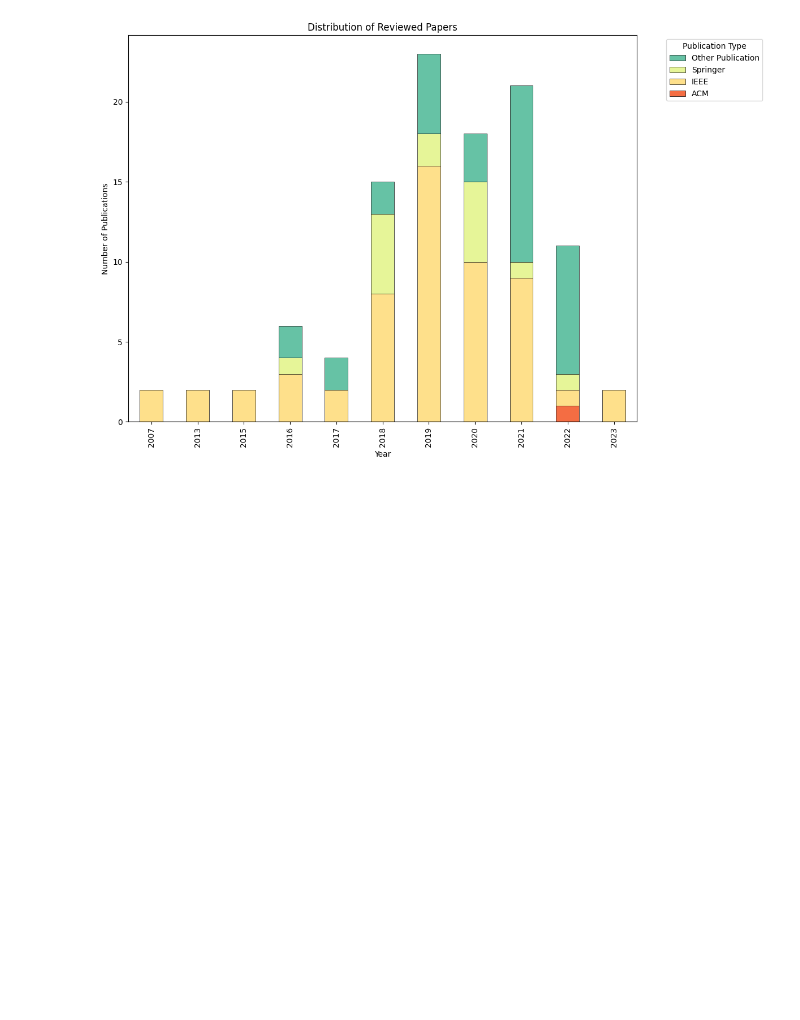
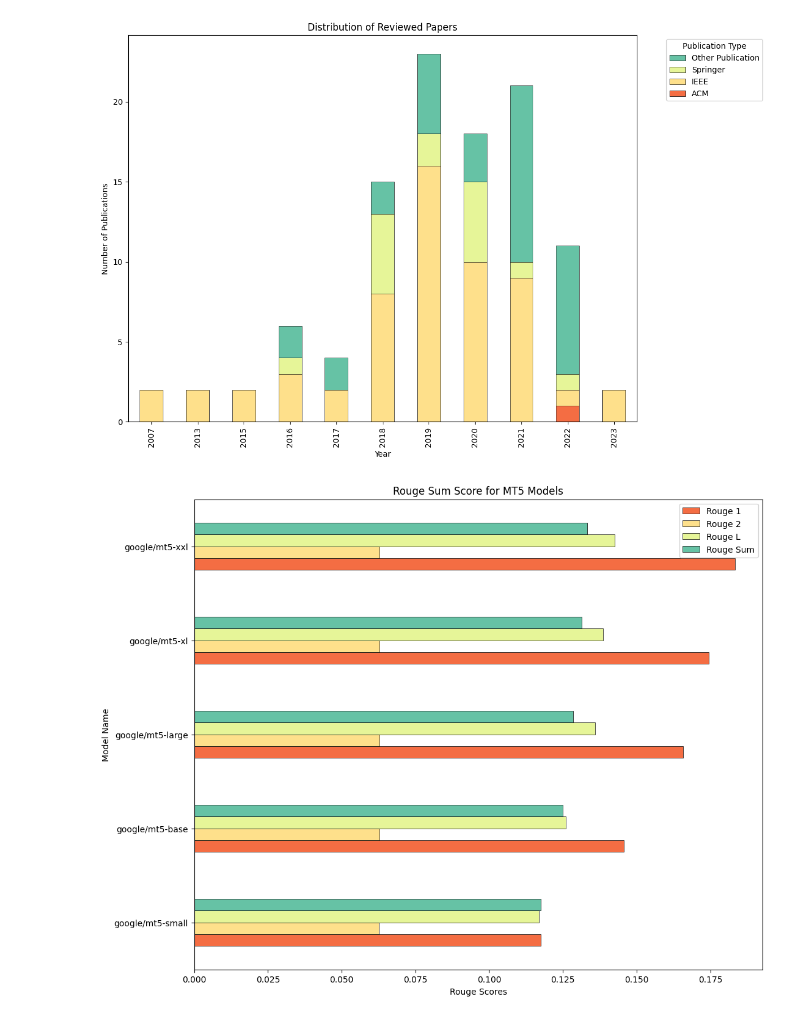
Before and after one commit to Iftekhar-mobin/depression_suicide_project, a Jupyter notebook: visualizer/Just accuracy plotting.ipynb, the cells around one changed output. Drawn from its saved outputs; the diff is of its cells as text; code cells hidden in the pictures; blank space fills up the shorter version.

```diff
--- a/visualizer/Just accuracy plotting.ipynb
+++ b/visualizer/Just accuracy plotting.ipynb
@@ -142,3 +142,30 @@ plt.tight_layout()
 plt.show()
 # %% [output]
 [figure]
+# %%
+import seaborn as sns
+import matplotlib.pyplot as plt
+import pandas as pd
+
+# Data
+data = {
+    "Model Name": ["google/mt5-small", "google/mt5-base", "google/mt5-large", "google/mt5-xl", "google/mt5-xxl"],
+    "Rouge 1": [0.117612737, 0.145649955, 0.165743134, 0.174564578, 0.183464578],
+    "Rouge 2": [0.062612649, 0.06276547, 0.06276547, 0.06276547, 0.06276547],
+    "Rouge L": [0.116928977, 0.125974499, 0.135974499, 0.13859745, 0.14259745],
+    "Rouge Sum": [0.117612737, 0.124994107, 0.128499411, 0.131499411, 0.133249941]
+}
+
+# Create DataFrame
+df = pd.DataFrame(data)
+
+# Creating a horizontal bar plot with seaborn using the specified parameters
+fig, ax = plt.subplots(figsize=(12, 10))
+
+df.set_index("Model Name").plot(kind="barh", ax=ax, color=sns.color_palette("Spectral", 4), linewidth=0.5, edgecolor='black')
+plt.xlabel("Rouge Scores")
+plt.ylabel("Model Name")
+plt.title("Rouge Sum Score for MT5 Models")
+plt.show()
+# %% [output]
+[figure, added]
```
